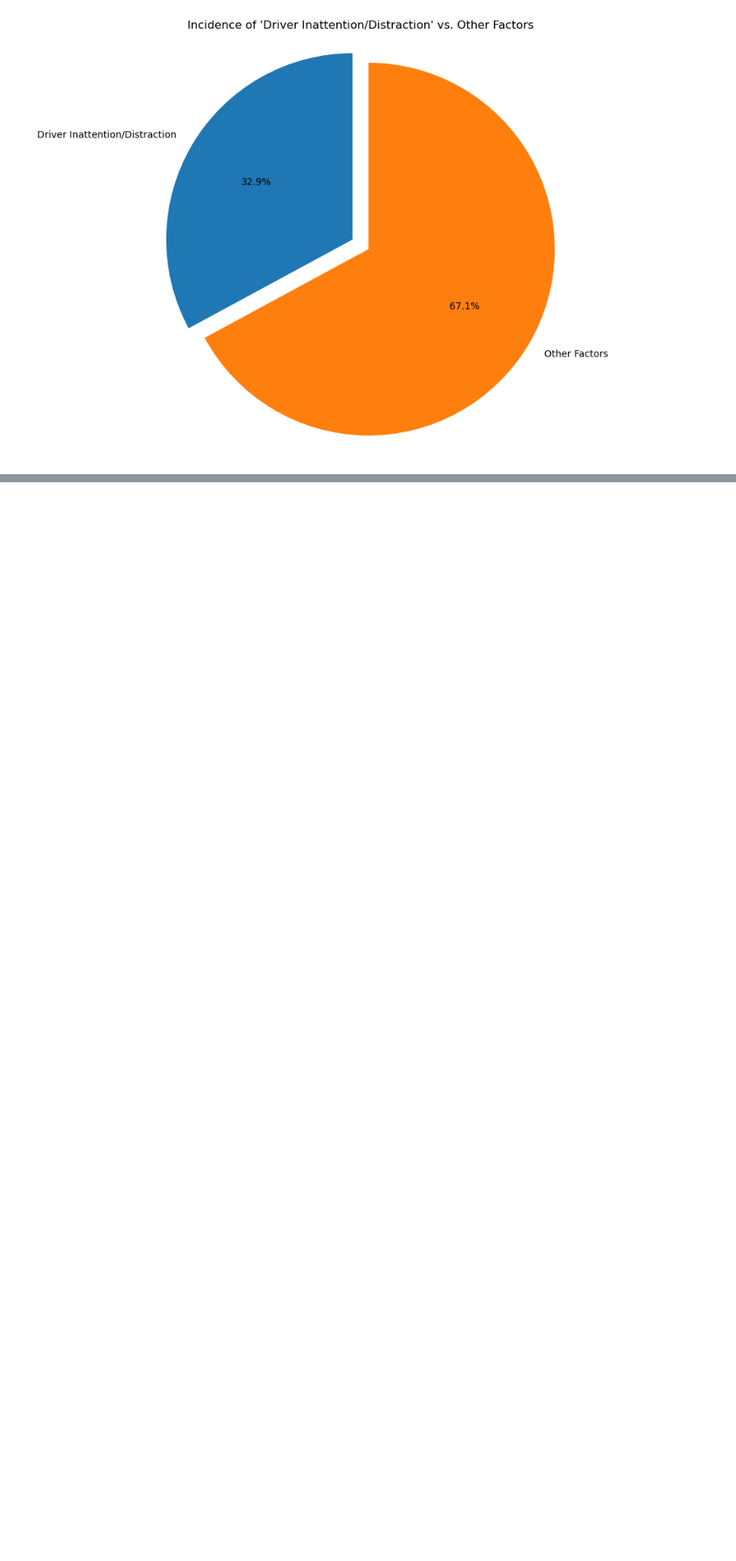
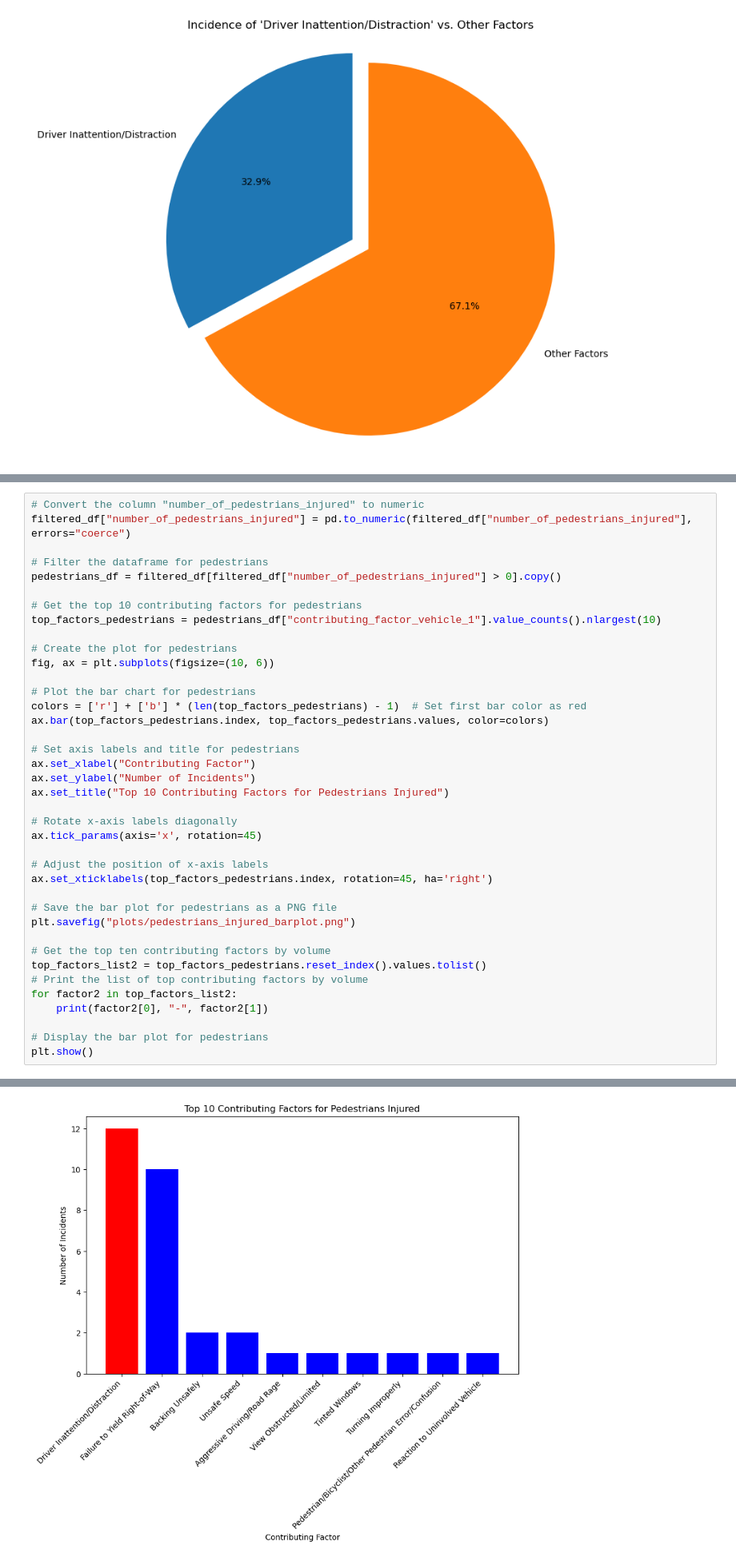
Before and after one commit to aglantzrbc/rutgers23-project-one, a Jupyter notebook: MASTER.PYTHON.FILE.ipynb, the cells around one changed output, grey strips where cells are left out. Shown at 80% size. Saved outputs shown, nothing was run; the diff lists cells and outputs as text; blank space fills up the shorter version.

```diff
--- a/MASTER.PYTHON.FILE.ipynb
+++ b/MASTER.PYTHON.FILE.ipynb
@@ -171,0 +263,40 @@ plt.show()
+# %%
+# Convert the column "number_of_pedestrians_injured" to numeric
+filtered_df["number_of_pedestrians_injured"] = pd.to_numeric(filtered_df["number_of_pedestrians_injured"], errors="coerce")
+
+# Filter the dataframe for pedestrians
+pedestrians_df = filtered_df[filtered_df["number_of_pedestrians_injured"] > 0].copy()
+
+# Get the top 10 contributing factors for pedestrians
+top_factors_pedestrians = pedestrians_df["contributing_factor_vehicle_1"].value_counts().nlargest(10)
+
+# Create the plot for pedestrians
+fig, ax = plt.subplots(figsize=(10, 6))
+
+# Plot the bar chart for pedestrians
+colors = ['r'] + ['b'] * (len(top_factors_pedestrians) - 1)  # Set first bar color as red
+ax.bar(top_factors_pedestrians.index, top_factors_pedestrians.values, color=colors)
+
+# Set axis labels and title for pedestrians
+ax.set_xlabel("Contributing Factor")
+ax.set_ylabel("Number of Incidents")
+ax.set_title("Top 10 Contributing Factors for Pedestrians Injured")
+
+# Rotate x-axis labels diagonally
+ax.tick_params(axis='x', rotation=45)
+
+# Adjust the position of x-axis labels
+ax.set_xticklabels(top_factors_pedestrians.index, rotation=45, ha='right')
+
+# Save the bar plot for pedestrians as a PNG file
+plt.savefig("plots/pedestrians_injured_barplot.png")
+
+# Get the top ten contributing factors by volume
+top_factors_list2 = top_factors_pedestrians.reset_index().values.tolist()
+# Print the list of top contributing factors by volume
+for factor2 in top_factors_list2:
+    print(factor2[0], "-", factor2[1])
+
+# Display the bar plot for pedestrians
+plt.show()
+# %% [output]
@@ -171,0 +313 @@ plt.show()
+[figure, added]
```
Also changed, not shown: parts of 7 cells of this notebook, 6 other files.
